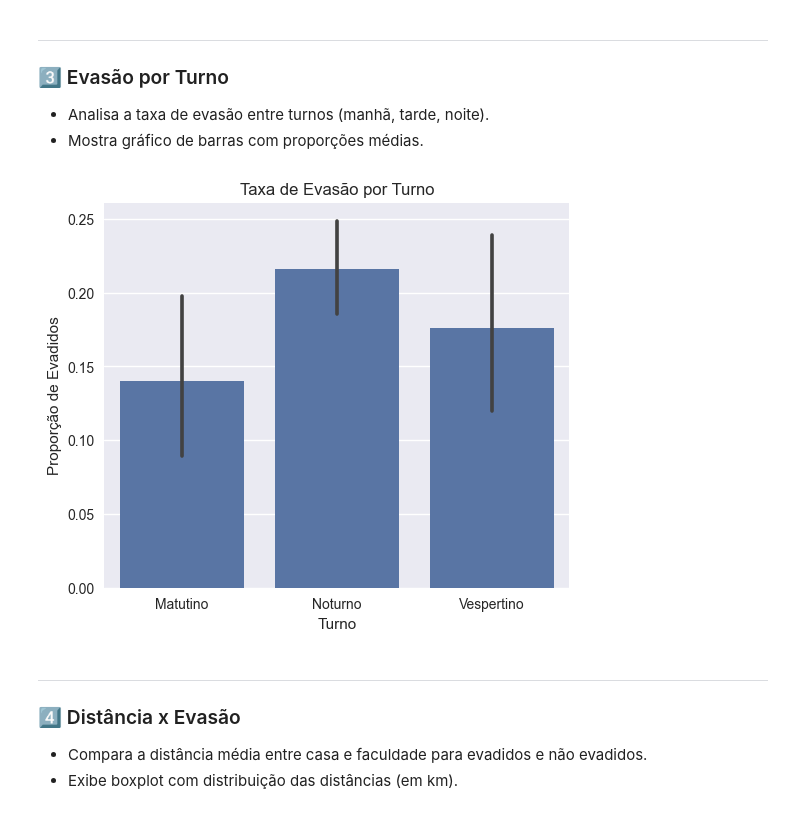
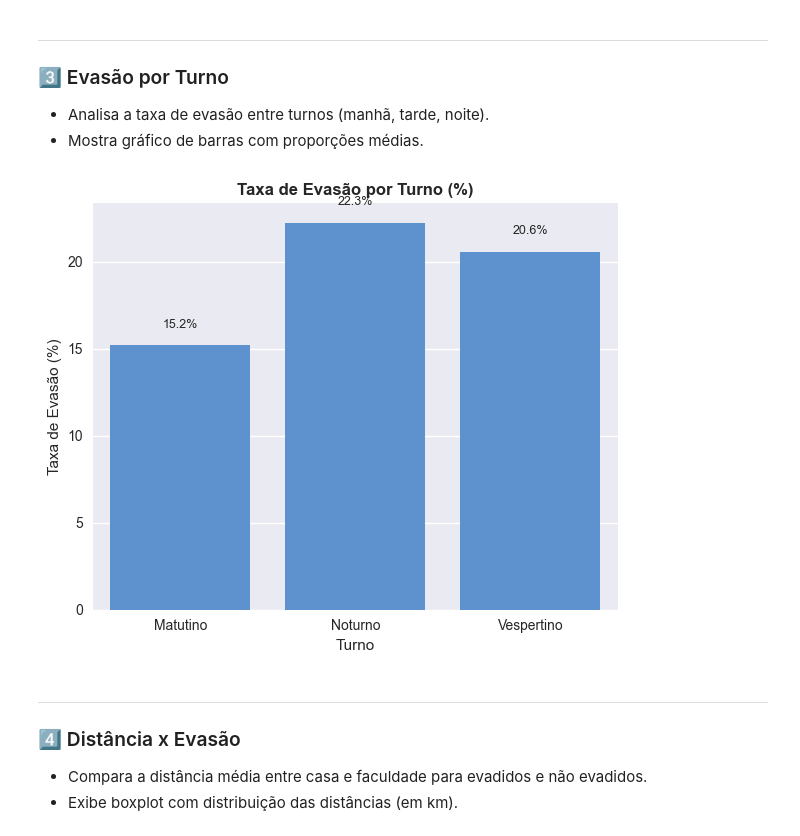
Before and after one commit to jgabrielpl/InsightBI_PEI, a Jupyter notebook: notebooks/analise_evasao.ipynb, the cells around one changed output. Drawn from its saved outputs; the diff is of its cells as text; code cells hidden in the pictures.

```diff
--- a/notebooks/analise_evasao.ipynb
+++ b/notebooks/analise_evasao.ipynb
@@ -80,18 +98,32 @@ plt.show()
 - Analisa a taxa de evasão entre turnos (manhã, tarde, noite).
 - Mostra gráfico de barras com proporções médias.
 # %%
+evasao_turno = (
+    df.groupby("turno")["evadido"]
+    .apply(lambda x: (x == "Sim").mean() * 100)
+    .reset_index()
+    .rename(columns={"evadido": "taxa_evasao"})
+)
+
 plt.figure(figsize=(6,5))
 sns.barplot(
-    data=df,
+    data=evasao_turno,
     x="turno",
-    y=(df["evadido"] == "Sim").astype(int),
+    y="taxa_evasao",
+    color="#4a90e2"
 )
-plt.title("Taxa de Evasão por Turno")
+
+plt.title("Taxa de Evasão por Turno (%)", fontsize=12, weight="bold")
 plt.xlabel("Turno")
-plt.ylabel("Proporção de Evadidos")
+plt.ylabel("Taxa de Evasão (%)")
+
+for index, row in evasao_turno.iterrows():
+    plt.text(index, row.taxa_evasao + 1, f"{row.taxa_evasao:.1f}%", ha='center', fontsize=9)
+
+plt.tight_layout()
 plt.show()
 # %% [output]
-[figure, old version]
+[figure, new version]
 # %% [markdown]
 ---
 
```
Also changed, not shown: parts of 5 cells of this notebook, 2 other files.
